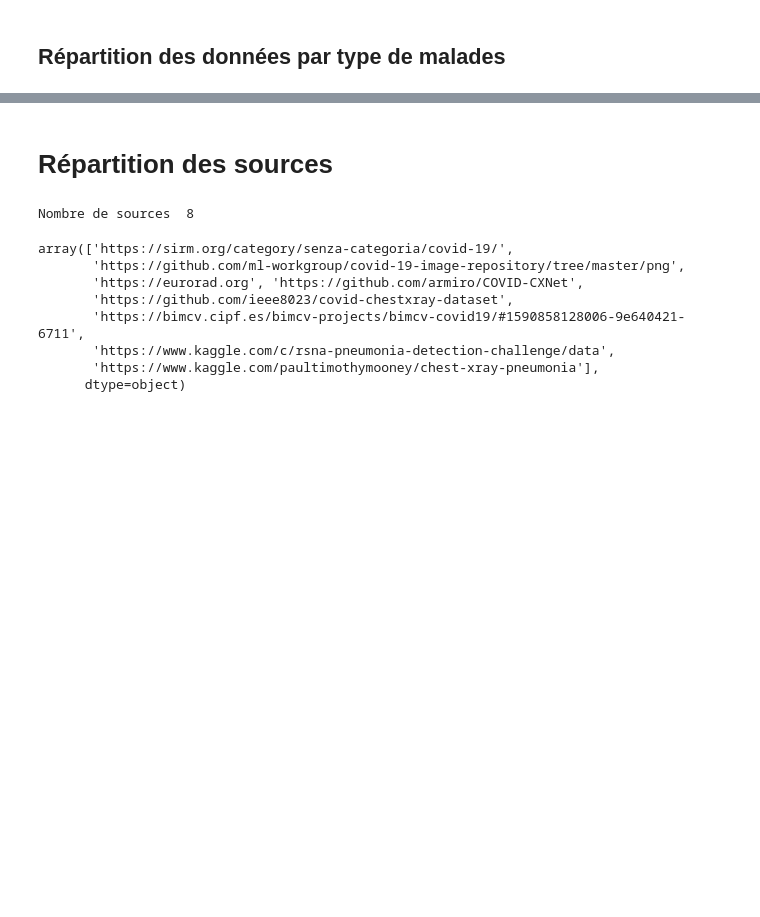
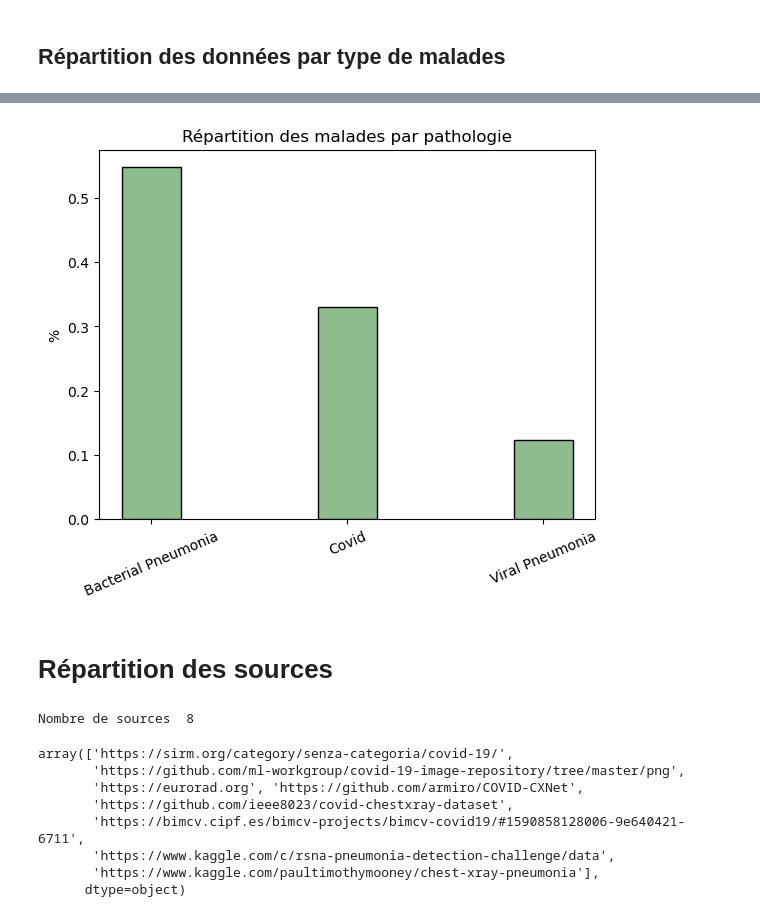
Before and after one commit to Alexandre-aksenov/summer24-analyse-pulmonaire-copy-AA, a Jupyter notebook: notebooks/exploration-metadata.ipynb, the cells around one changed output, grey strips where cells are left out. Saved outputs shown, nothing was run; the diff lists cells and outputs as text; code cells hidden in the pictures; blank space fills up the shorter version.

```diff
--- a/notebooks/exploration-metadata.ipynb
+++ b/notebooks/exploration-metadata.ipynb
@@ -100,3 +118,12 @@ Name: proportion, dtype: float64
+# %%
+sick_count = data_meta.loc[data_meta.data_type!="Normal"].data_type.value_counts(normalize=True)
+
+plt.bar(x=sick_count.index, height=sick_count.values, color = "darkseagreen", ec="black", width=0.3)
+plt.xticks(rotation=23)
+plt.ylabel('%')
+plt.title('Répartition des malades par pathologie');
+# %% [output]
+[figure, added]
 # %% [markdown]
 # Répartition des sources
 # %%
```
Also changed, not shown: parts of 5 cells of this notebook, 2 other files.
